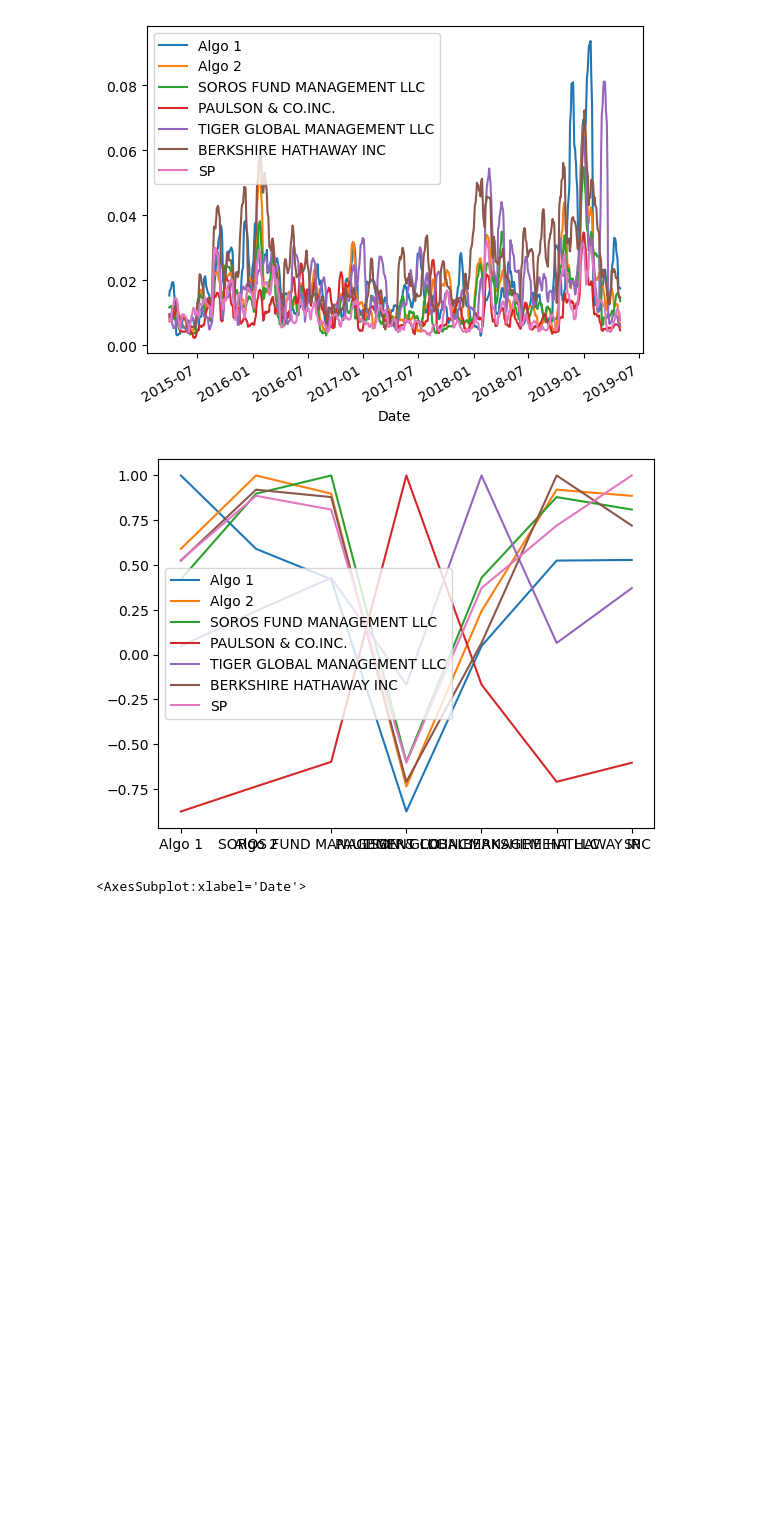
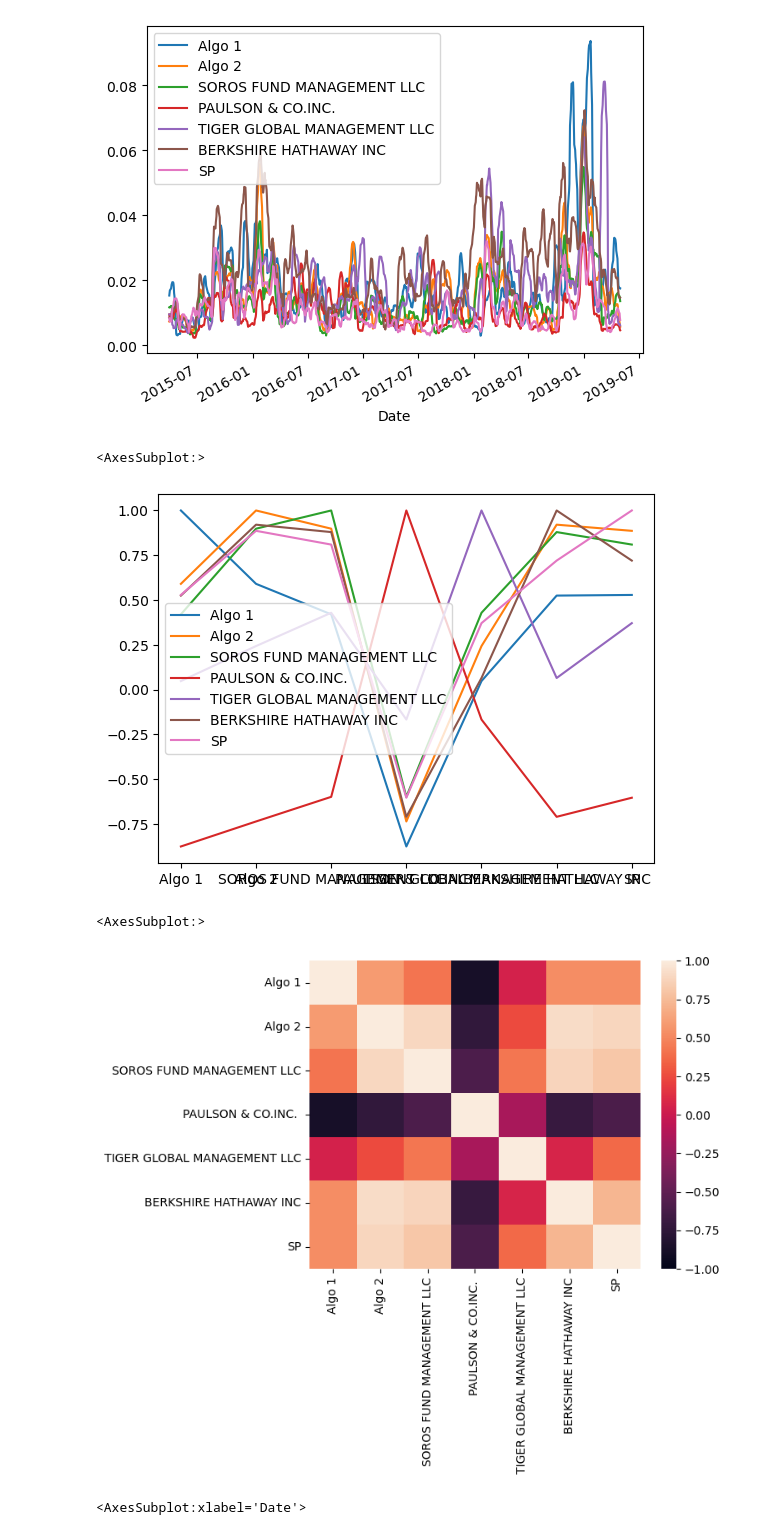
Before and after one commit to D1LD/Week4, a Jupyter notebook: week4 homework0001.ipynb, the cells around one changed output. Drawn from its saved outputs; the diff is of its cells as text; code cells hidden in the pictures; blank space fills up the shorter version.

```diff
--- a/week4 homework0001.ipynb
+++ b/week4 homework0001.ipynb
@@ -272,9 +272,18 @@ allReturn1.rolling(window=21).std().plot()
 [figure]
 # %%
 #calculate +plot +correlation
-allReturn1_correlation = allReturn1.corr().plot()
+allReturn1_correlation = allReturn1.corr()
+allReturn1_correlation.plot()
 # %% [output]
+<AxesSubplot:>
 [figure]
+# %%
+#Correlation in heatmap
+
+sns.heatmap(allReturn1_correlation, vmin=-1, vmax=1)
+# %% [output]
+<AxesSubplot:>
+[figure, added]
 # %%
 #choose one portfolio+60days rollinf_beta vs S&P
 TIGER_rol_Variance=allReturn1['SP'].rolling(window=60).var()
```
Also changed, not shown: parts of 2 cells of this notebook.
